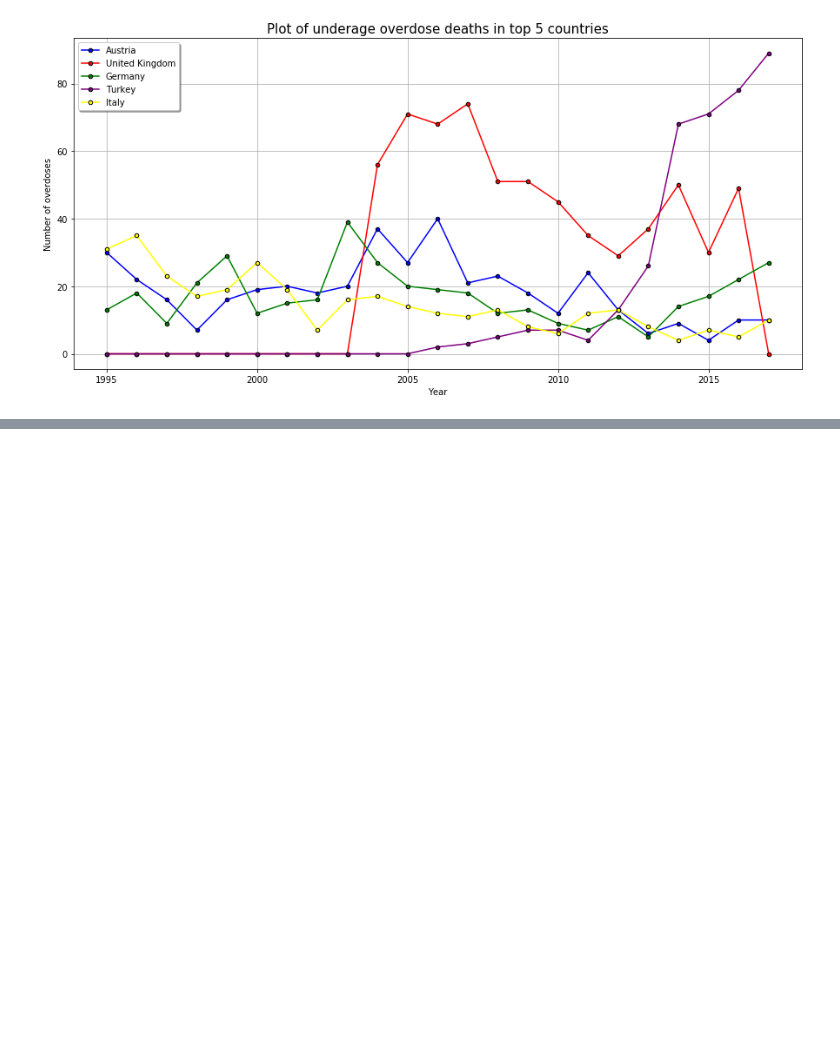
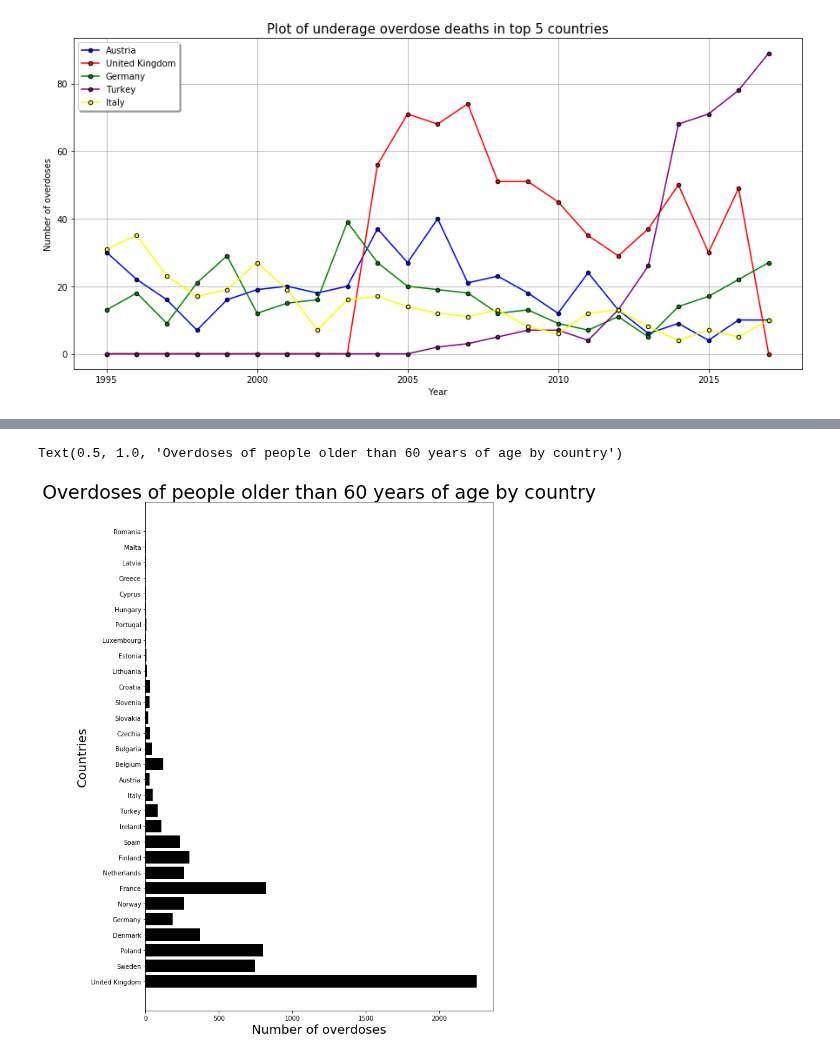
Before and after one commit to danilo1214/PR20ddpdjphv, a Jupyter notebook: Predrag.ipynb, the cells around one changed output, grey strips where cells are left out. Saved outputs shown, nothing was run; the diff lists cells and outputs as text; code cells hidden in the pictures; blank space fills up the shorter version.

Commit message:
overage

```diff
--- a/Predrag.ipynb
+++ b/Predrag.ipynb
@@ -72,0 +101,32 @@ plt.grid()
+# %%
+overage_zemlje1={}
+for i,row in f2.iterrows():
+    if type(row["Country"]) is str:
+        country = row["Country"].strip().replace("*", "").strip()
+        overage_zemlje1[country] = [row[col] for col in f2.columns[:-1][1:]]
+        nan_indx = np.isnan(overage_zemlje1[country])
+        replaceNan(overage_zemlje1[country], nan_indx,0)
+sortedzemlje1 = sorted(overage_zemlje1, key = lambda k: sum(overage_zemlje1[k]), reverse=True)
+overage_deaths=[sum(overage_zemlje1[i]) for i in sortedzemlje1]
+overage_zemlje2={}
+for i,row in f3.iterrows():
+    if type(row["Country"]) is str:
+        country = row["Country"].strip().replace("*", "").strip()
+        overage_zemlje2[country] = [row[col] for col in f3.columns[:-1][1:]]
+        nan_indx = np.isnan(overage_zemlje2[country])
+        replaceNan(overage_zemlje2[country], nan_indx,0)
+overage_deaths1=[sum(overage_zemlje2[i]) for i in sortedzemlje1]
+smrti=[]
+for i in range(len(overage_deaths)):
+    smrti.append(overage_deaths[i]+overage_deaths1[i])
+ypos1=np.arange(len(sortedzemlje1))
+plt.figure(figsize=(10,15))
+yt1=np.array([v for v in sortedzemlje1])
+plt.yticks(ypos1,yt1)
+plt.barh(ypos1, smrti, color="black")
+plt.ylabel("Countries",fontsize=20)
+plt.xlabel("Number of overdoses",fontsize=20)
+plt.title("Overdoses of people older than 60 years of age by country",fontsize=30)
+# %% [output]
+Text(0.5, 1.0, 'Overdoses of people older than 60 years of age by country')
+[figure, added]
```
Also changed, not shown: parts of 1 cell of this notebook.
